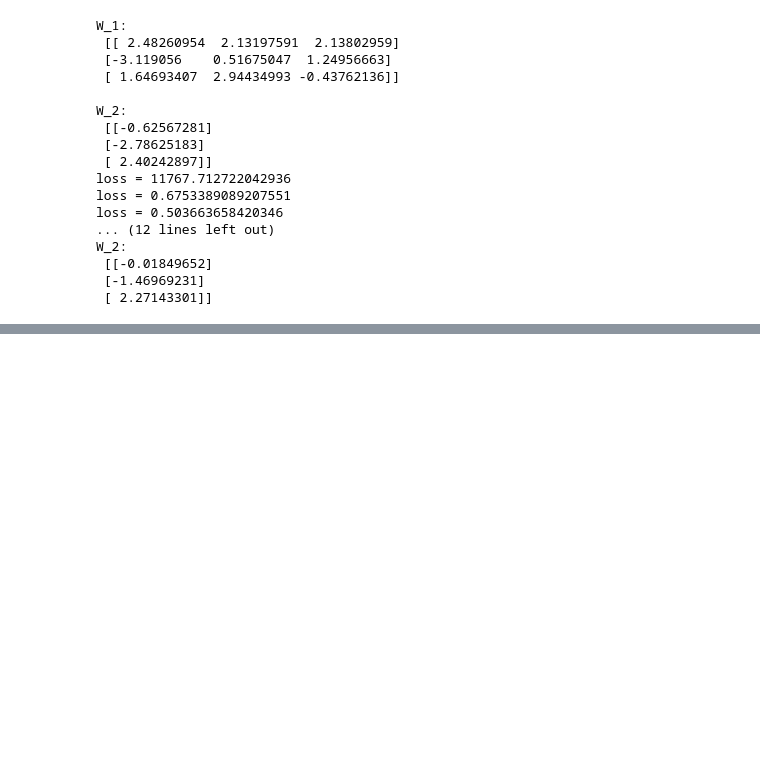
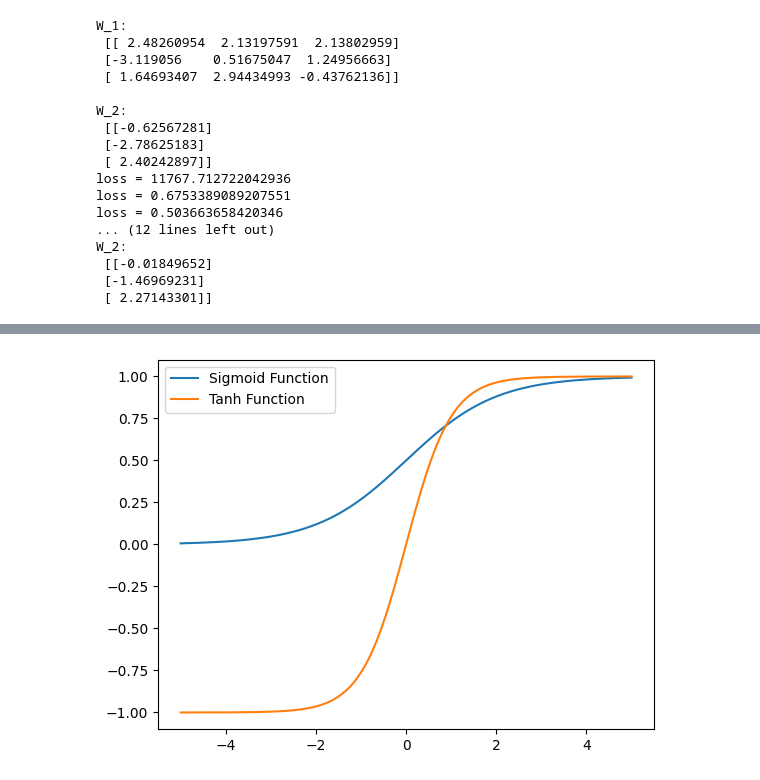
Before and after one commit to Lhahn01/activation-functions-lh, a Jupyter notebook: Activation Functions.ipynb, the cells around one changed output, grey strips where cells are left out. Drawn from its saved outputs; the diff is of its cells as text; code cells hidden in the pictures; blank space fills up the shorter version.

```diff
--- a/Activation Functions.ipynb
+++ b/Activation Functions.ipynb
@@ -529,0 +523,15 @@ def selu(Z):
+# %%
+# Computing function of Sigmoid
+def sig(x):
+    return (1/ (1 + math.exp(-x)))
+sig = [sig(ele) for ele in x]
+
+# Computing function of Tanh
+tan = np.tanh(x)
+
+plt.plot(x, sig, label='Sigmoid Function')
+plt.plot(x, tan, label='Tanh Function')
+plt.legend(loc="upper left")
+plt.show()
+# %% [output]
+[figure, added]
```
Also changed, not shown: parts of 20 cells of this notebook.
